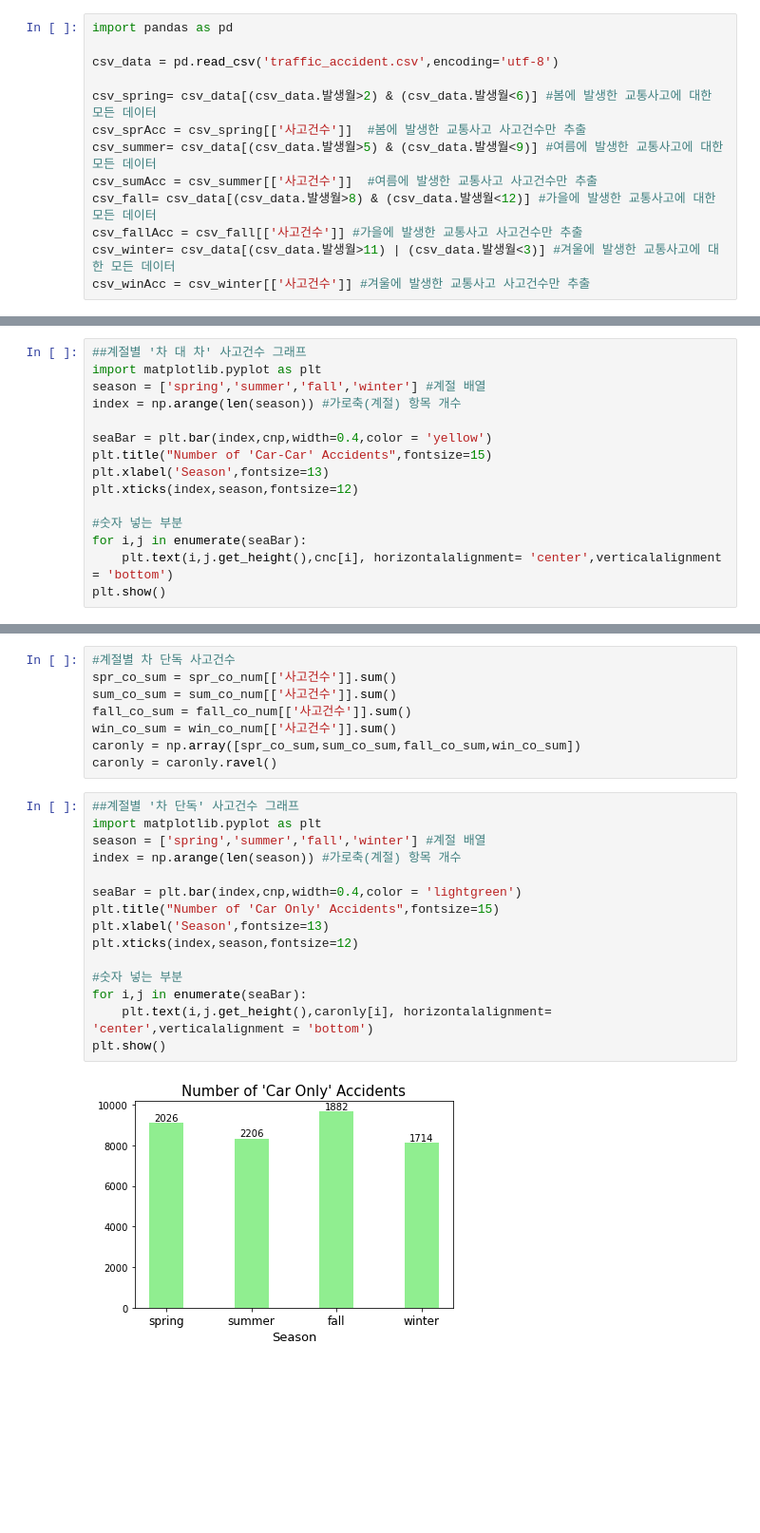
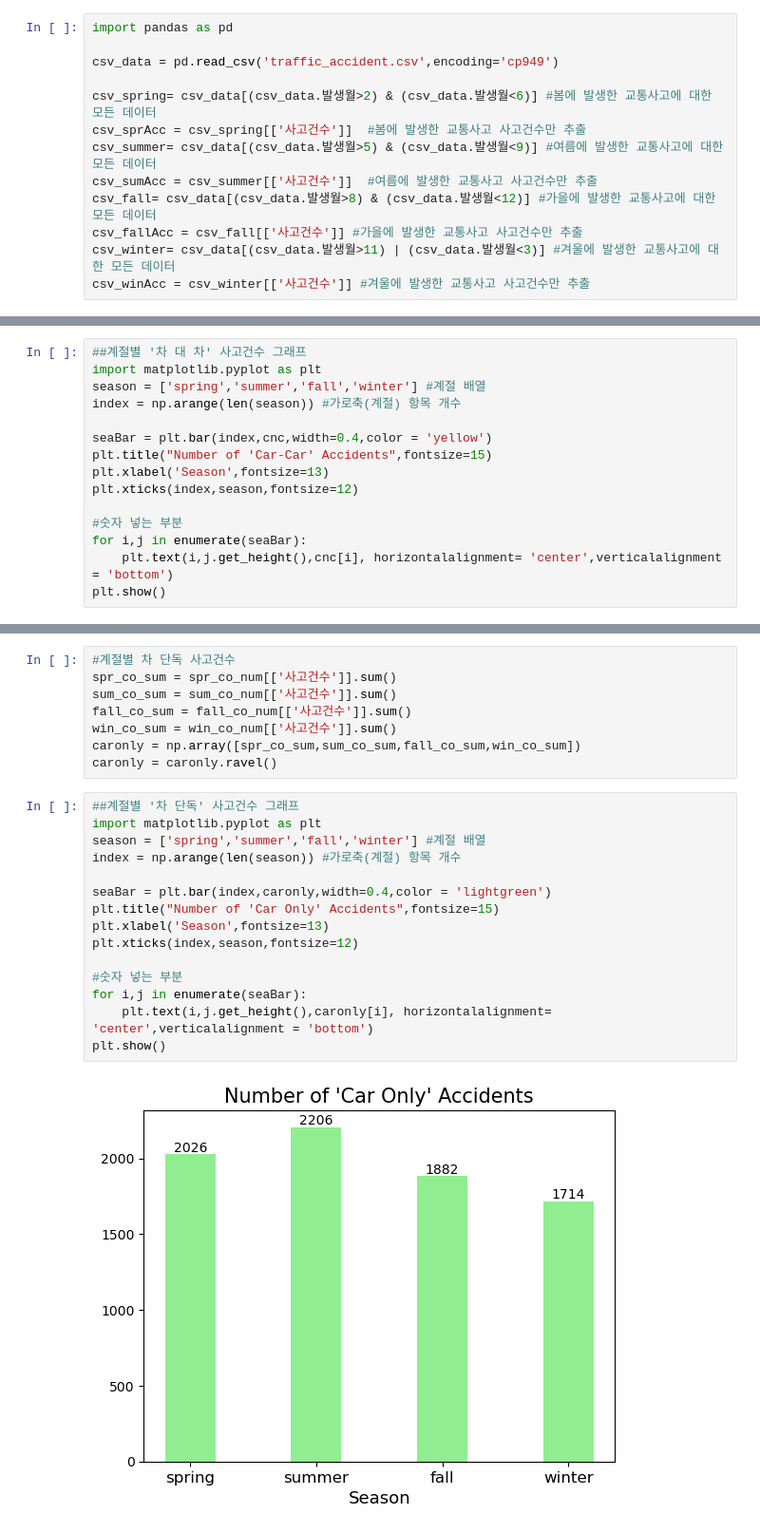
Before and after one commit to jeazure11/dataAnalytics_project, a Jupyter notebook: Final_project.ipynb, the cells around one changed output, grey strips where cells are left out. Shown at 95% size. Cells and saved outputs as stored; diff of their text form; blank space fills up the shorter version.

```diff
--- a/Final_project.ipynb
+++ b/Final_project.ipynb
@@ -1,7 +1,7 @@
 # %%
 import pandas as pd
 
-csv_data = pd.read_csv('traffic_accident.csv',encoding='utf-8')
+csv_data = pd.read_csv('traffic_accident.csv',encoding='cp949')
 
 csv_spring= csv_data[(csv_data.발생월>2) & (csv_data.발생월<6)] #봄에 발생한 교통사고에 대한 모든 데이터
 csv_sprAcc = csv_spring[['사고건수']]  #봄에 발생한 교통사고 사고건수만 추출
@@ -128,7 +108,7 @@ import matplotlib.pyplot as plt
 season = ['spring','summer','fall','winter'] #계절 배열
 index = np.arange(len(season)) #가로축(계절) 항목 개수
 
-seaBar = plt.bar(index,cnp,width=0.4,color = 'yellow')
+seaBar = plt.bar(index,cnc,width=0.4,color = 'yellow')
 plt.title("Number of 'Car-Car' Accidents",fontsize=15)
 plt.xlabel('Season',fontsize=13)
 plt.xticks(index,season,fontsize=12)
@@ -150,17 +130,17 @@ caronly = caronly.ravel()
 # %%
 ##계절별 '차 단독' 사고건수 그래프
 import matplotlib.pyplot as plt
 season = ['spring','summer','fall','winter'] #계절 배열
 index = np.arange(len(season)) #가로축(계절) 항목 개수
 
-seaBar = plt.bar(index,cnp,width=0.4,color = 'lightgreen')
+seaBar = plt.bar(index,caronly,width=0.4,color = 'lightgreen')
 plt.title("Number of 'Car Only' Accidents",fontsize=15)
 plt.xlabel('Season',fontsize=13)
 plt.xticks(index,season,fontsize=12)
 
 #숫자 넣는 부분
 for i,j in enumerate(seaBar):
     plt.text(i,j.get_height(),caronly[i], horizontalalignment= 'center',verticalalignment = 'bottom')
 plt.show()
 # %% [output]
-[figure, old version]
+[figure, new version]
```
Also changed, not shown: parts of 8 cells of this notebook.
